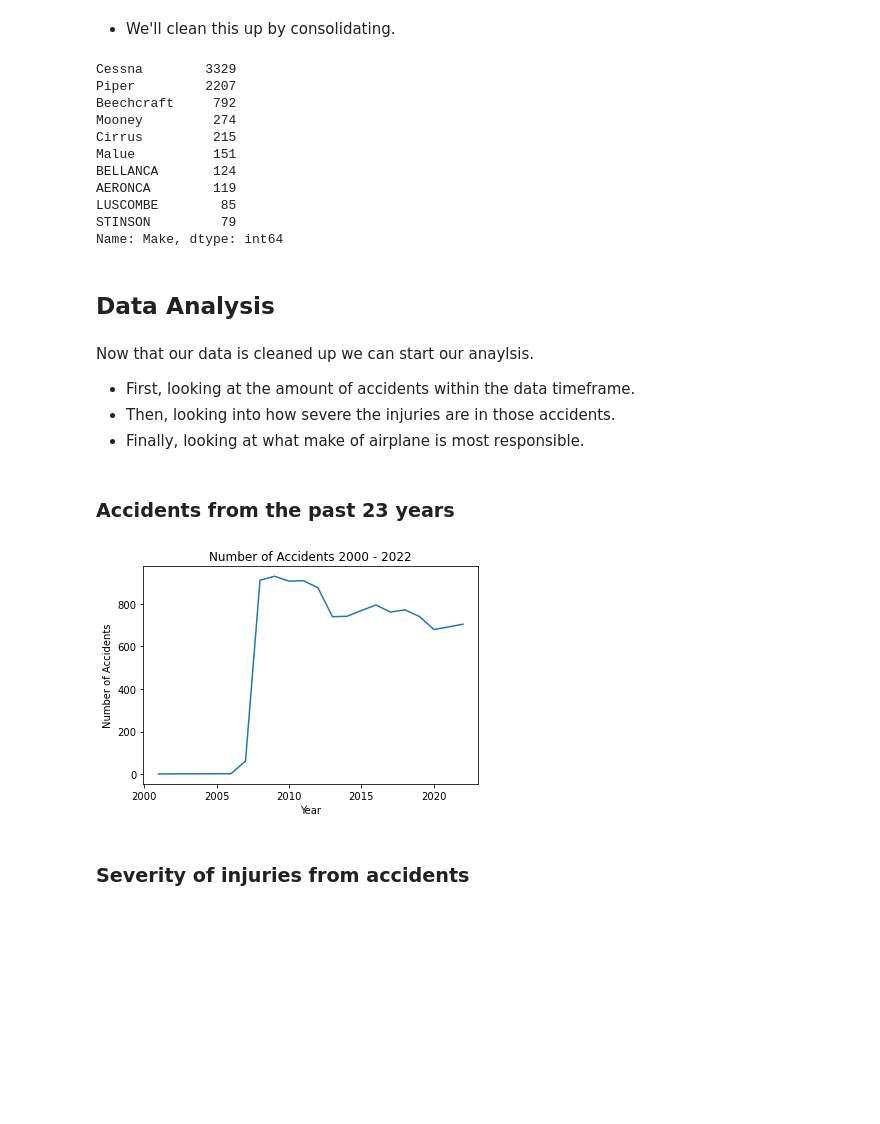
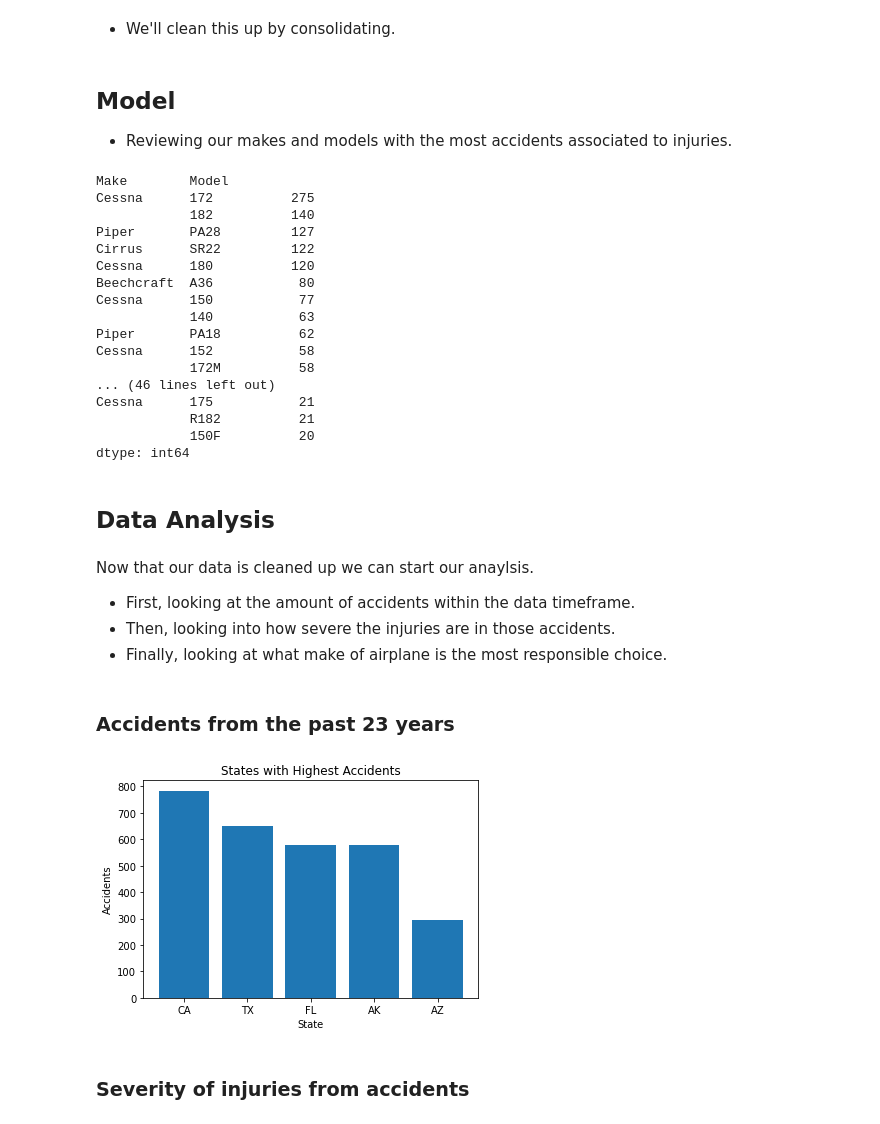
Before and after one commit to ginaguerin/Aviation-Saftey-Analysis, a Jupyter notebook: Index.ipynb, the cells around one changed output. Drawn from its saved outputs; the diff is of its cells as text; code cells hidden in the pictures; blank space fills up the shorter version.

```diff
--- a/Index.ipynb
+++ b/Index.ipynb
@@ -141,5 +202,5 @@ df.copy = df.copy.drop(drop_columns, axis=1)
 # %% [markdown]
 - I also want to change the names for some of the columns to make them more clear based off our analysis.
 # %%
-df.copy = df.copy.rename(columns = {"Total.Fatal.Injuries": "Fatal.Injuries", "Total.Serious.Injuries": "Serious.Injuries", "Total.Minor.Injuries": "Minor.Injuries", "Total.Uninjured": "Uninjured", "Investigation.Type": "Accidents", "Event.Date": "Date"})
+df_copy = df_copy.rename(columns = {"Total.Fatal.Injuries": "Fatal.Injuries", "Total.Serious.Injuries": "Serious.Injuries", "Total.Minor.Injuries": "Minor.Injuries", "Total.Uninjured": "Uninjured", "Investigation.Type": "Accidents", "Event.Date": "Date"})
 # %%
@@ -179,10 +242,10 @@ dtype: object
 # %% [markdown]
 - These numbers are low enough, that it won't impact our outcome if we drop them.
 # %%
-df.copy = df.copy.dropna(subset=["Fatal.Injuries", "Serious.Injuries", "Minor.Injuries", "Uninjured", "Make", "Accidents"])
+df_copy = df_copy.dropna(subset=["Fatal.Injuries", "Serious.Injuries", "Minor.Injuries", "Uninjured", "Make", "Accidents"])
 # %% [markdown]
 - After cleaning up all the columns, we'll reset the index.
 # %%
-df.copy = df.copy.reset_index(drop=True)
-df.copy.head(30)
+df_copy = df_copy.reset_index(drop=True)
+df_copy.head()
 # %% [output]
@@ -228,26 +276,36 @@ Name: Make, dtype: int64
 # %% [markdown]
 - We'll clean this up by consolidating.
 # %%
-df.copy["Make"].replace(to_replace = ["CESSNA", "Cessna", "CESSNA AIRCRAFT CO"], value = "Cessna", inplace = True, regex = False)
-df.copy["Make"].replace(to_replace = ["PIPER", "Piper", "PIPER AIRCRAFT INC"], value = "Piper", inplace = True, regex = False)
-df.copy["Make"].replace(to_replace = ["BEECH", "Beech"], value = "Beechcraft", inplace = True, regex = False)
-df.copy["Make"].replace(to_replace = ["MOONEY", "Mooney", "MOONEY AIRCRAFT CORP."], value = "Mooney", inplace = True, regex = False)
-df.copy["Make"].replace(to_replace = ["CIRRUS DESIGN CORP", "Cirrus", "Cirrus Design Corp.", "CIRRUS"], value = "Cirrus", inplace = True, regex = False)
-df.copy["Make"].replace(to_replace = ["MAULE", "Maule"], value = "Malue", inplace = True, regex = False)
+df_copy["Make"].replace(to_replace = ["CESSNA", "Cessna", "CESSNA AIRCRAFT CO", "CESSNA Aircraft", "CESSNA AIRCRAFT", "Cessna Aircraft Co.", "Cessna Aircraft Company"], value = "Cessna", inplace = True, regex = False)
+df_copy["Make"].replace(to_replace = ["PIPER", "Piper", "PIPER AIRCRAFT INC", "New Piper", "NEW PIPER", "NEW PIPER AIRCRAFT INC", "New Piper Aircraft, Inc."], value = "Piper", inplace = True, regex = False)
+df_copy["Make"].replace(to_replace = ["BEECH", "Beech", "BEECH AIRCRAFT", "BEECH AIRCRAFT CO.", "Beech Aircraft Corp", "Beech Aircraft Corporation", "BEECH AIRCRAFT CORPORATION"], value = "Beechcraft", inplace = True, regex = False)
+df_copy["Make"].replace(to_replace = ["MOONEY", "Mooney", "MOONEY AIRCRAFT CORP."], value = "Mooney", inplace = True, regex = False)
+df_copy["Make"].replace(to_replace = ["CIRRUS DESIGN CORP", "Cirrus", "Cirrus Design Corp.", "CIRRUS"], value = "Cirrus", inplace = True, regex = False)
+df_copy["Make"].replace(to_replace = ["MAULE", "Maule"], value = "Malue", inplace = True, regex = False)
+# %% [markdown]
+## Model ##
+
+- Reviewing our makes and models with the most accidents associated to injuries.
 # %%
-df.copy["Make"].value_counts().head(10)
+df_copy[["Make", "Model"]].value_counts().head(60)
 # %% [output]
-Cessna        3329
-Piper         2207
-Beechcraft     792
-Mooney         274
-Cirrus         215
-Malue          151
-BELLANCA       124
-AERONCA        119
-LUSCOMBE        85
-STINSON         79
-Name: Make, dtype: int64
+Make        Model
+Cessna      172          275
+            182          140
+Piper       PA28         127
+Cirrus      SR22         122
+Cessna      180          120
+Beechcraft  A36           80
+Cessna      150           77
+            140           63
+Piper       PA18          62
+Cessna      152           58
+            172M          58
+... (46 lines left out)
+Cessna      175           21
+            R182          21
+            150F          20
+dtype: int64
 # %% [markdown]
 ## Data Analysis ##
 # %% [markdown]
@@ -255,27 +313,29 @@ Now that our data is cleaned up we can start our anaylsis.
 
 - First, looking at the amount of accidents within the data timeframe.
 - Then, looking into how severe the injuries are in those accidents.
-- Finally, looking at what make of airplane is most responsible.
+- Finally, looking at what make of airplane is the most responsible choice.
 # %%
 import matplotlib.pyplot as plt
 from datetime import datetime
 # %% [markdown]
 ### Accidents from the past 23 years ###
 # %%
-df.copy["Date"] = pd.to_datetime(df.copy["Date"])
-df.copy["Year"] = df.copy["Date"].dt.year
+state_accidents = df_copy.groupby("State")["Accidents"].count()
+
+sorted_states = state_accidents.sort_values(ascending = False)
+
+top_5 = sorted_states.head(5)
 
 
-accidents_per_year = df.copy["Year"].value_counts().sort_index()
+plt.bar(top_5.index, top_5.values)
 
+plt.xlabel("State")
+plt.ylabel("Accidents")
+plt.title("States with Highest Accidents")
 
-plt.plot(accidents_per_year.index, accidents_per_year.values)
-plt.xlabel("Year")
-plt.ylabel("Number of Accidents")
-plt.title("Number of Accidents 2000 - 2022")
 plt.show()
 # %% [output]
-[figure, old version]
+[figure, new version]
 # %% [markdown]
 ### Severity of injuries from accidents ###
 # %%
```
Also changed, not shown: parts of 24 cells of this notebook, 2 other files.
